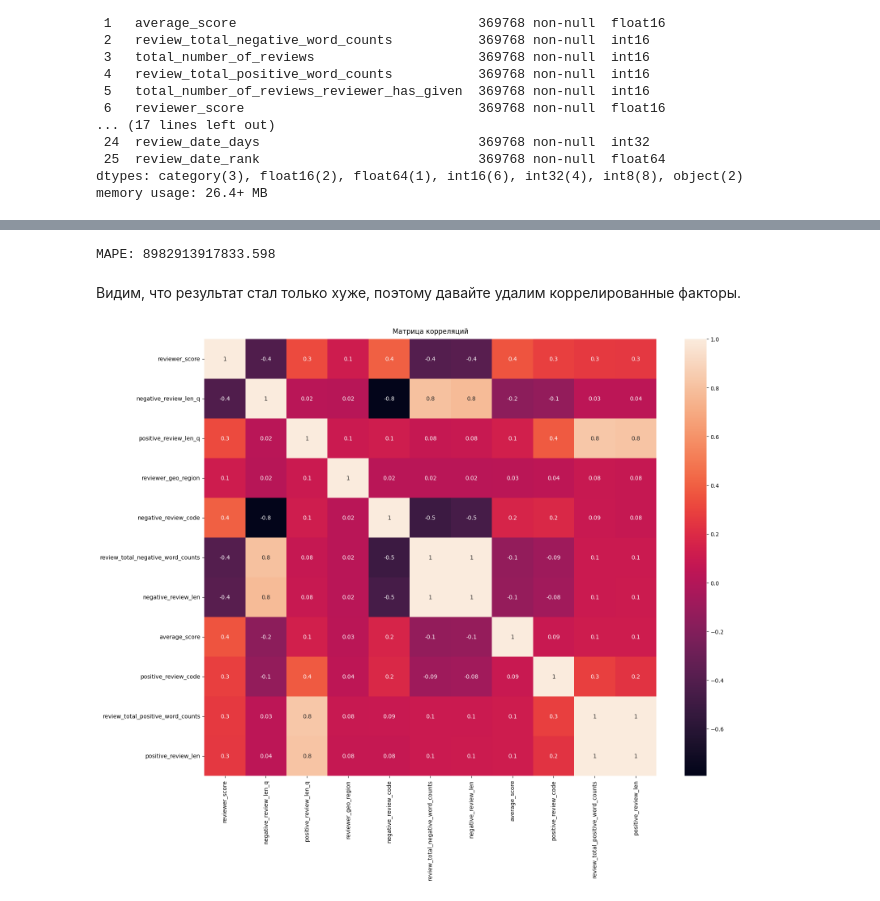
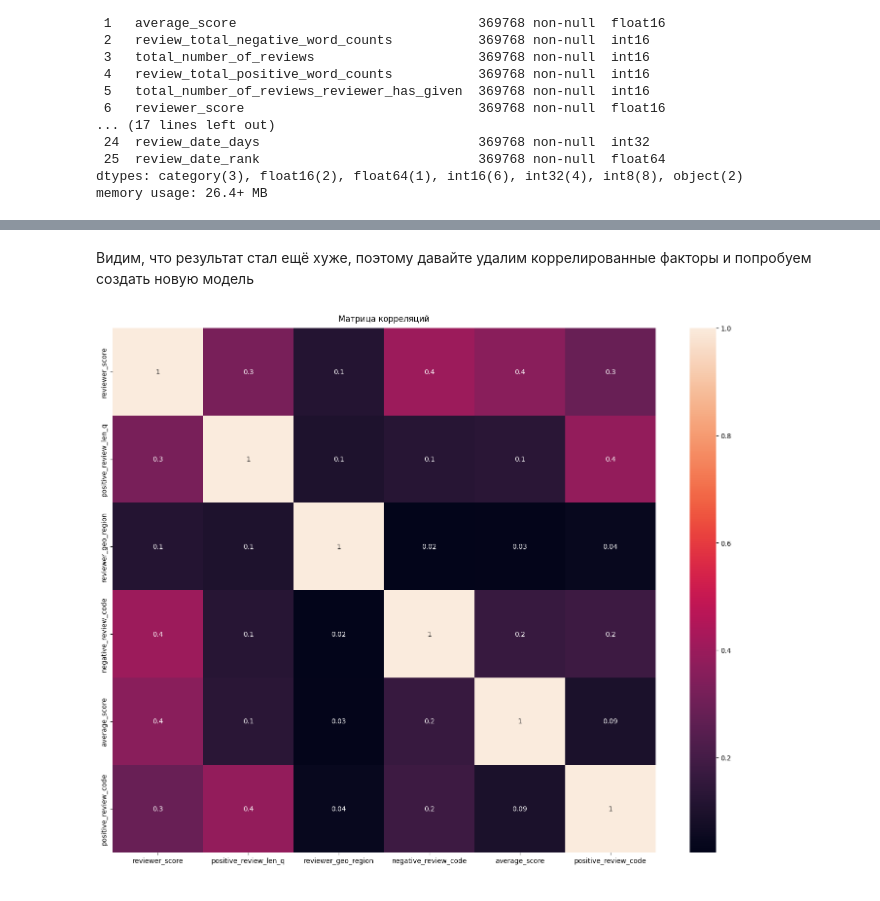
Before and after one commit to AlexKosuhin/SF_data_science, a Jupyter notebook: project_3_EDA.ipynb, the cells around one changed output, grey strips where cells are left out. Cells and saved outputs as stored; diff of their text form; code cells hidden in the pictures.

```diff
--- a/project_3_EDA.ipynb
+++ b/project_3_EDA.ipynb
@@ -841,0 +748,16 @@ df
+# %%
+dict_year = {2015 : 1, 2016 : 3, 2017 : 2}
+df['review_date_year'] = df['review_date_year'].map(dict_year)
+# %%
+# Сильно скошенные распределения мы будем логарифмировать
+df['review_total_positive_word_counts'] = np.log1p(df['review_total_positive_word_counts'])
+df['review_total_negative_word_counts'] = np.log1p(df['review_total_negative_word_counts'])
+df['total_number_of_reviews_reviewer_has_given'] = np.log1p(df['total_number_of_reviews_reviewer_has_given'])
+df['negative_review_len'] = np.log1p(df['negative_review_len'])
+df['positive_review_len'] = np.log1p(df['positive_review_len'])
+# %%
+# Признаки с выбросами мы будем кодировать с помощью RobustScaler
+r_scaler = preprocessing.RobustScaler()
+df['additional_number_of_scoring'] = r_scaler.fit_transform(df[['additional_number_of_scoring']])
+df['total_number_of_reviews'] = r_scaler.fit_transform(df[['total_number_of_reviews']])
+df['review_date_rank'] = r_scaler.fit_transform(df[['review_date_rank']])
@@ -882,3 +939,5 @@ plt.title('Анализ влияния факторов на целевую пе
+# %%
+df_n2 = df[['reviewer_score', 'negative_review_len_q', 'positive_review_len_q', 'reviewer_geo_region', 'negative_review_code', 'review_total_negative_word_counts', 'negative_review_len', 'average_score', 'positive_review_code', 'review_total_positive_word_counts', 'positive_review_len']]
 # %%
  # Разбиваем датафрейм на части, необходимые для обучения и тестирования модели
     # Х — данные с информацией об отелях, у — целевая переменная (рейтинги отелей)
@@ -931,40 +969,10 @@ df_new
-# %%
-
-    # Разбиваем датафрейм на части, необходимые для обучения и тестирования модели
-    # Х — данные с информацией об отелях, у — целевая переменная (рейтинги отелей)
-X = df_new.drop('reviewer_score', axis=1)
-y = df_new['reviewer_score']
-
-    # Загружаем специальный инструмент для разбивки:
-from sklearn.model_selection import train_test_split
-
-    # Наборы данных с меткой "train" будут использоваться для обучения модели, "test" — для тестирования.
-    # Для тестирования мы будем использовать 25 % от исходного датасета.
-X_train, X_test, y_train, y_test = train_test_split(X, y, test_size=0.25, random_state=42)
-
-    # Импортируем необходимые библиотеки:
-from sklearn.ensemble import RandomForestRegressor # инструмент для создания и обучения модели
-from sklearn import metrics # инструменты для оценки точности модели
-
-    # Создаём модель
-regr = RandomForestRegressor(n_estimators=100)
-
-    # Обучаем модель на тестовом наборе данных
-regr.fit(X_train, y_train)
-
-    # Используем обученную модель для предсказания рейтинга отелей в тестовой выборке.
-    # Предсказанные значения записываем в переменную y_pred
-y_pred = regr.predict(X_test)
-    # Сравниваем предсказанные значения (y_pred) с реальными (y_test) и смотрим, насколько они отличаются
-    # Метрика называется Mean Absolute Percentage Error (MAPE) и показывает среднюю абсолютную процентную ошибку предсказанных значений в отношении фактических.
-print('MAPE:', metrics.mean_absolute_percentage_error(y_test, y_pred))
-# %% [output]
-MAPE: 8982913917833.598
 # %% [markdown]
-Видим, что результат стал только хуже, поэтому давайте удалим коррелированные факторы.
+Видим, что результат стал ещё хуже, поэтому давайте удалим коррелированные факторы и попробуем создать новую модель
 # %%
+df_n2.drop(['negative_review_len_q', 'positive_review_len', 'negative_review_len', 'review_total_negative_word_counts',
+             'review_total_positive_word_counts'], axis=1, inplace=True)
 plt.figure(figsize=(18, 14))
-sns.heatmap(df_new.corr(), annot=True, fmt='.1g')
+sns.heatmap(df_n2.corr(), annot=True, fmt='.1g')
 plt.title('Матрица корреляций', pad=10);
 # %% [output]
-[figure, old version]
+[figure, new version]
```
Also changed, not shown: parts of 50 cells of this notebook, 1 other file.
